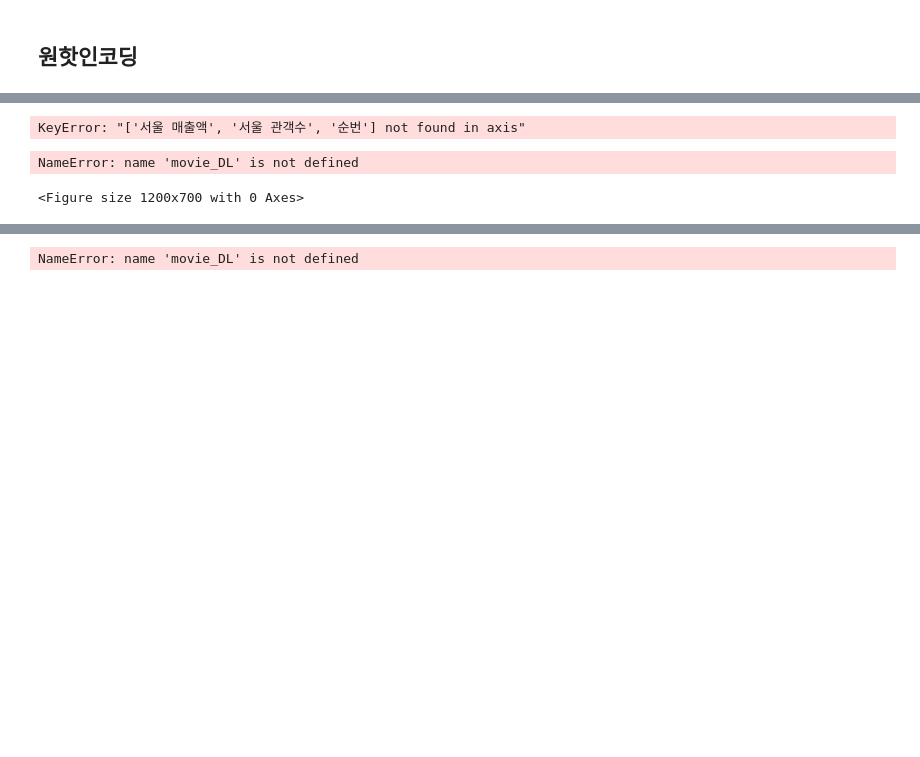
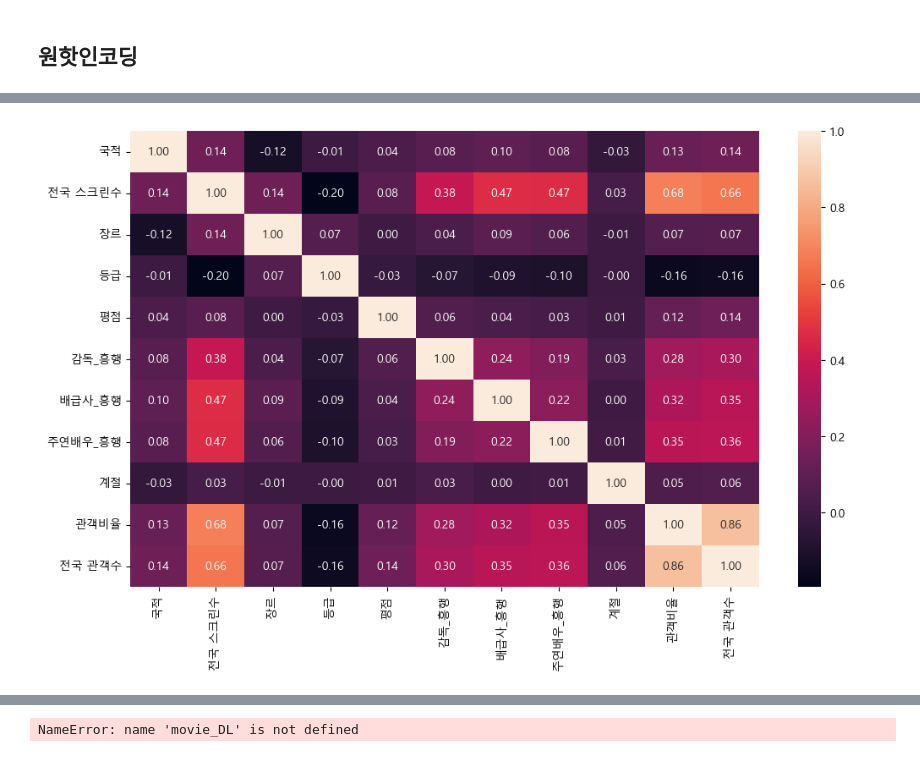
Before and after one commit to Play-Web-miniProject/MovieDL, a Jupyter notebook: junghyun/230328기준 코드 및 설명.ipynb, the cells around one changed output, grey strips where cells are left out. Drawn from its saved outputs; the diff is of its cells as text; code cells hidden in the pictures; blank space fills up the shorter version.

```diff
--- a/junghyun/230328기준 코드 및 설명.ipynb
+++ b/junghyun/230328기준 코드 및 설명.ipynb
@@ -681,0 +808,5 @@ movie_labels = pd.get_dummies(movie_final,columns = ['국적','장르','등급',
+# %%
+movie_labels_etc = movie_labels
+for i in movie_labels_etc['연도'][movie_final['연도'] == 2023].index:
+    movie_labels_etc = movie_labels_etc.drop(i)
+movie_labels_etc
@@ -682,24 +827,22 @@ movie_labels = pd.get_dummies(movie_final,columns = ['국적','장르','등급',
 # %%
 # 사용하지 않는 컬럼 제거
 
-not_used = ['영화명', '감독', '배급사','영화형태','개봉일','전국 스크린수', '전국 매출액','서울 매출액','서울 관객수','영화구분','연도','월','순번','주연배우_흥행']
+not_used = ['영화명', '감독', '배급사', '영화형태', '개봉일', '영화구분', '연도', '월', '순번']
 
-movie_DL = movie_labels.drop(not_used, axis=1)
+movie_DL = movie_labels_etc.drop(not_used, axis=1)
+movie_DL2 = movie_labels_2023.drop(not_used, axis=1)
-# %% [output]
-KeyError: "['서울 매출액', '서울 관객수', '순번'] not found in axis"
 # %%
 # 사용하는 수치형 데이터 히트맵
+digital_cols2 = ['국적', '전국 스크린수', '장르', '등급', '평점',
+                 '감독_흥행', '배급사_흥행', '주연배우_흥행', '계절', '관객비율', '전국 관객수']
+plt.rcParams['font.family'] = 'Malgun Gothic'
 
-digital_cols2 = ['전국 관객수','감독_흥행', '배급사_흥행']
-plt.rcParams['font.family'] ='Malgun Gothic'
-
-plt.rcParams['axes.unicode_minus'] =False
+plt.rcParams['axes.unicode_minus'] = False
 plt.figure(figsize=(12, 7))
 sns.heatmap(movie_DL[digital_cols2].corr(), annot=True, fmt='.2f')
 plt.show()
 # %% [output]
-NameError: name 'movie_DL' is not defined
-<Figure size 1200x700 with 0 Axes>
+[figure, added]
 # %%
 # 입력 컬럼 확인(값을 하나 빼야한다 => 전국 관객수로 쓰려고)
 len(movie_DL.columns)
```
Also changed, not shown: parts of 55 cells of this notebook, 4 other files.
